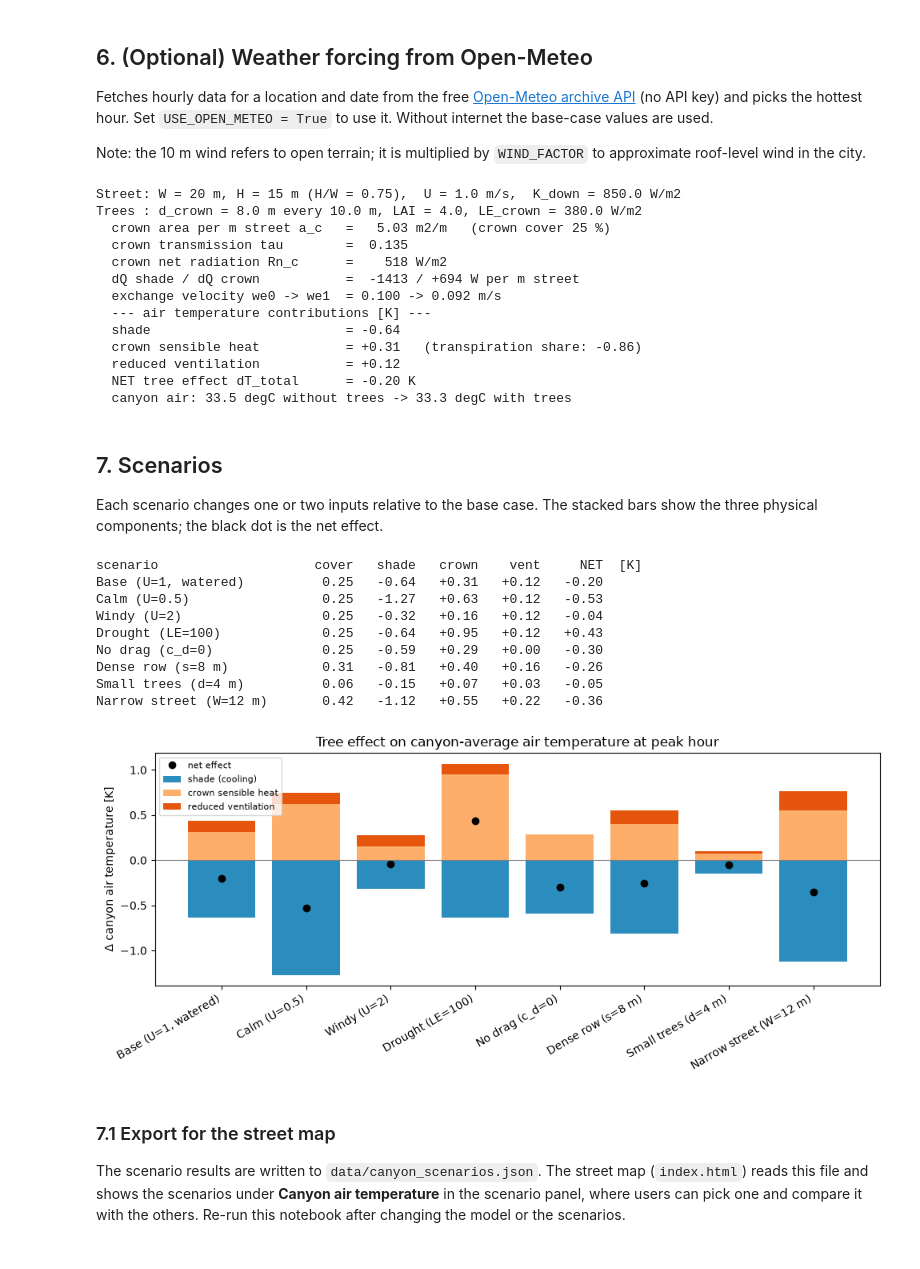
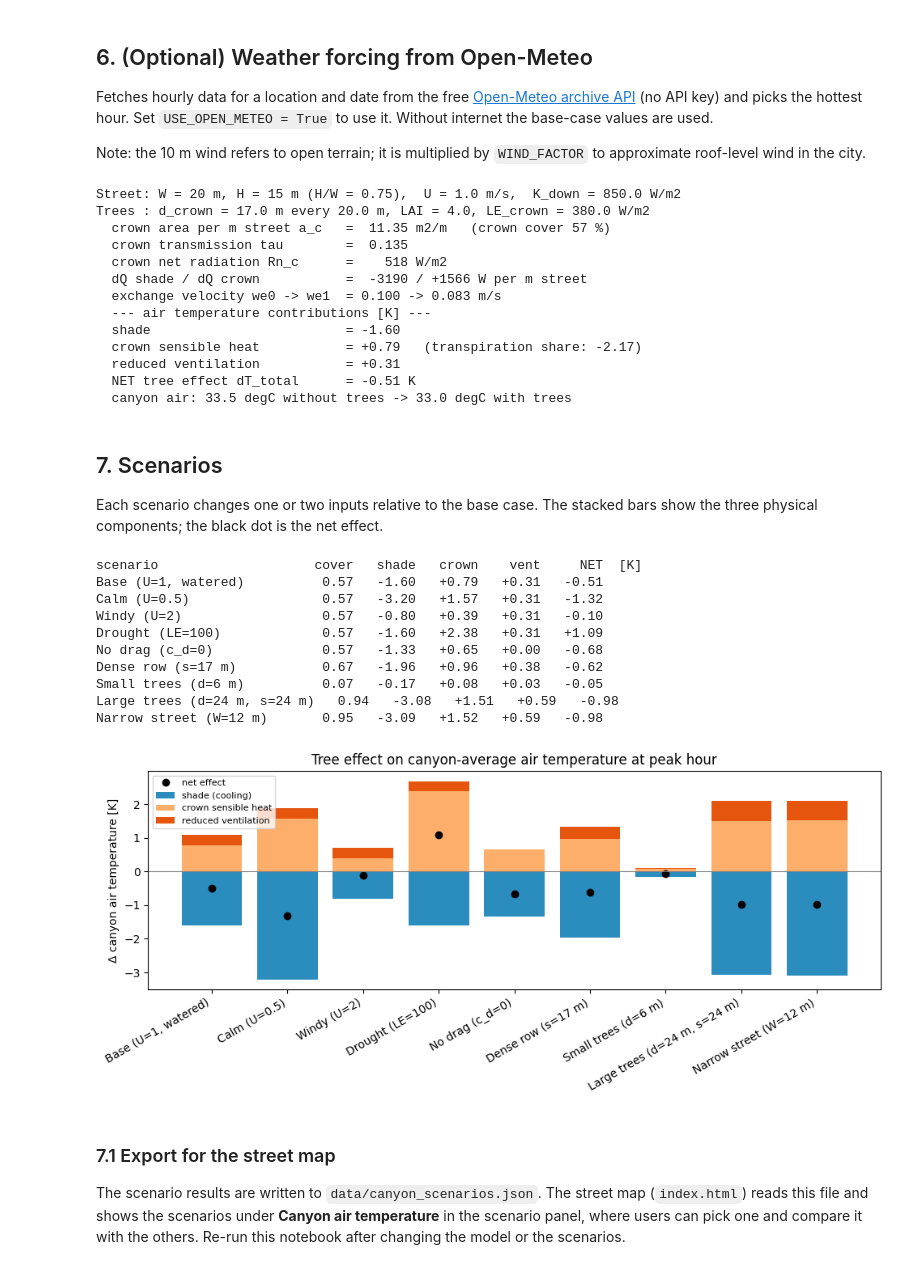
Before and after one commit to lupeterm/NeoN-Green, a Jupyter notebook: street_tree_cooling_model.ipynb, the cells around one changed output. Cells and saved outputs as stored; diff of their text form; code cells hidden in the pictures.

```diff
--- a/street_tree_cooling_model.ipynb
+++ b/street_tree_cooling_model.ipynb
@@ -152,8 +152,8 @@ class ModelInputs:
     alb_road: float = 0.10    # road albedo [-]
     f_H: float = 0.5          # fraction of absorbed radiation released as sensible heat [-]
     # trees
-    d_crown: float = 8.0      # crown diameter [m]
-    spacing: float = 10.0     # distance between trees along the street [m]
+    d_crown: float = 17.0     # crown diameter [m] (the map's medium tree)
+    spacing: float = 20.0     # distance between trees along the street [m]
     LAI: float = 4.0          # leaf area index [m2 m-2]
     k_ext: float = 0.5        # light extinction coefficient [-]
     alb_crown: float = 0.20   # crown albedo [-]
@@ -348,18 +348,18 @@ if USE_OPEN_METEO:
 report(forcing, run_model(forcing))
 # %% [output]
 Street: W = 20 m, H = 15 m (H/W = 0.75),  U = 1.0 m/s,  K_down = 850.0 W/m2
-Trees : d_crown = 8.0 m every 10.0 m, LAI = 4.0, LE_crown = 380.0 W/m2
-  crown area per m street a_c   =   5.03 m2/m   (crown cover 25 %)
+Trees : d_crown = 17.0 m every 20.0 m, LAI = 4.0, LE_crown = 380.0 W/m2
+  crown area per m street a_c   =  11.35 m2/m   (crown cover 57 %)
   crown transmission tau        =  0.135
   crown net radiation Rn_c      =    518 W/m2
-  dQ shade / dQ crown           =  -1413 / +694 W per m street
-  exchange velocity we0 -> we1  = 0.100 -> 0.092 m/s
+  dQ shade / dQ crown           =  -3190 / +1566 W per m street
+  exchange velocity we0 -> we1  = 0.100 -> 0.083 m/s
   --- air temperature contributions [K] ---
-  shade                         = -0.64
-  crown sensible heat           = +0.31   (transpiration share: -0.86)
-  reduced ventilation           = +0.12
-  NET tree effect dT_total      = -0.20 K
-  canyon air: 33.5 degC without trees -> 33.3 degC with trees
+  shade                         = -1.60
+  crown sensible heat           = +0.79   (transpiration share: -2.17)
+  reduced ventilation           = +0.31
+  NET tree effect dT_total      = -0.51 K
+  canyon air: 33.5 degC without trees -> 33.0 degC with trees
 # %% [markdown]
 ## 7. Scenarios
 
@@ -371,49 +371,51 @@ scenarios = {
     "Windy (U=2)":              {"U": 2.0},
     "Drought (LE=100)":         {"LE_crown": 100.0},
     "No drag (c_d=0)":          {"c_d": 0.0},
-    "Dense row (s=8 m)":        {"spacing": 8.0},
-    "Small trees (d=4 m)":      {"d_crown": 4.0},
+    "Dense row (s=17 m)":       {"spacing": 17.0},
+    "Small trees (d=6 m)":      {"d_crown": 6.0},
+    "Large trees (d=24 m, s=24 m)": {"d_crown": 24.0, "spacing": 24.0},
     "Narrow street (W=12 m)":   {"W": 12.0},
 }
 
 results = {name: run_model(replace(base, **chg)) for name, chg in scenarios.items()}
 
 print(f"{'scenario':26s} {'cover':>6s} {'shade':>7s} {'crown':>7s} {'vent':>7s} {'NET':>7s}  [K]")
 for name, o in results.items():
     print(f"{name:26s} {o.crown_cover:6.2f} {o.dT_shade:+7.2f} {o.dT_crown:+7.2f} {o.dT_ventilation:+7.2f} {o.dT_total:+7.2f}")
     for wmsg in o.warnings:
         print("   WARNING:", wmsg)
 
 names = list(results)
 x = np.arange(len(names))
 sh = np.array([results[n].dT_shade for n in names])
 cr = np.array([results[n].dT_crown for n in names])
 ve = np.array([results[n].dT_ventilation for n in names])
 net = np.array([results[n].dT_total for n in names])
 
 fig, ax = plt.subplots(figsize=(10, 4.5))
 ax.bar(x, sh, color="#2b8cbe", label="shade (cooling)")
 pos_base = np.zeros_like(cr)
 ax.bar(x, cr, bottom=pos_base, color="#fdae6b", label="crown sensible heat")
 ax.bar(x, ve, bottom=pos_base + cr, color="#e6550d", label="reduced ventilation")
 ax.plot(x, net, "ko", label="net effect")
 ax.axhline(0, color="grey", lw=0.8)
 ax.set_xticks(x); ax.set_xticklabels(names, rotation=30, ha="right")
 ax.set_ylabel("Δ canyon air temperature [K]")
 ax.set_title("Tree effect on canyon-average air temperature at peak hour")
 ax.legend(fontsize=8, loc="upper left")
 plt.tight_layout(); plt.show()
 # %% [output]
 scenario                    cover   shade   crown    vent     NET  [K]
-Base (U=1, watered)          0.25   -0.64   +0.31   +0.12   -0.20
-Calm (U=0.5)                 0.25   -1.27   +0.63   +0.12   -0.53
-Windy (U=2)                  0.25   -0.32   +0.16   +0.12   -0.04
-Drought (LE=100)             0.25   -0.64   +0.95   +0.12   +0.43
-No drag (c_d=0)              0.25   -0.59   +0.29   +0.00   -0.30
-Dense row (s=8 m)            0.31   -0.81   +0.40   +0.16   -0.26
-Small trees (d=4 m)          0.06   -0.15   +0.07   +0.03   -0.05
-Narrow street (W=12 m)       0.42   -1.12   +0.55   +0.22   -0.36
+Base (U=1, watered)          0.57   -1.60   +0.79   +0.31   -0.51
+Calm (U=0.5)                 0.57   -3.20   +1.57   +0.31   -1.32
+Windy (U=2)                  0.57   -0.80   +0.39   +0.31   -0.10
+Drought (LE=100)             0.57   -1.60   +2.38   +0.31   +1.09
+No drag (c_d=0)              0.57   -1.33   +0.65   +0.00   -0.68
+Dense row (s=17 m)           0.67   -1.96   +0.96   +0.38   -0.62
+Small trees (d=6 m)          0.07   -0.17   +0.08   +0.03   -0.05
+Large trees (d=24 m, s=24 m)   0.94   -3.08   +1.51   +0.59   -0.98
+Narrow street (W=12 m)       0.95   -3.09   +1.52   +0.59   -0.98
-[figure, old version]
+[figure, new version]
 # %% [markdown]
 ### 7.1 Export for the street map
 
```
Also changed, not shown: parts of 8 cells of this notebook, 3 other files.
